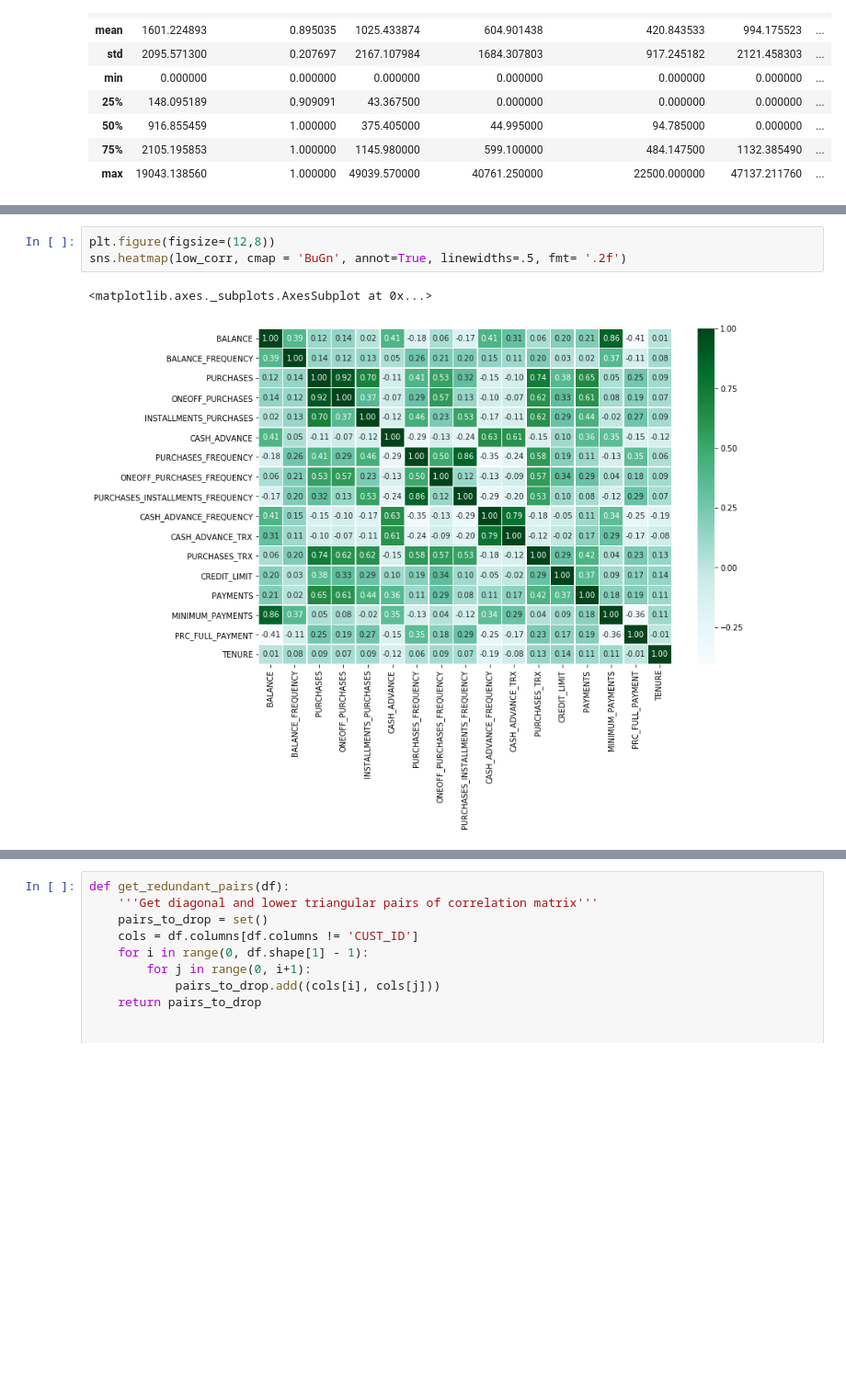
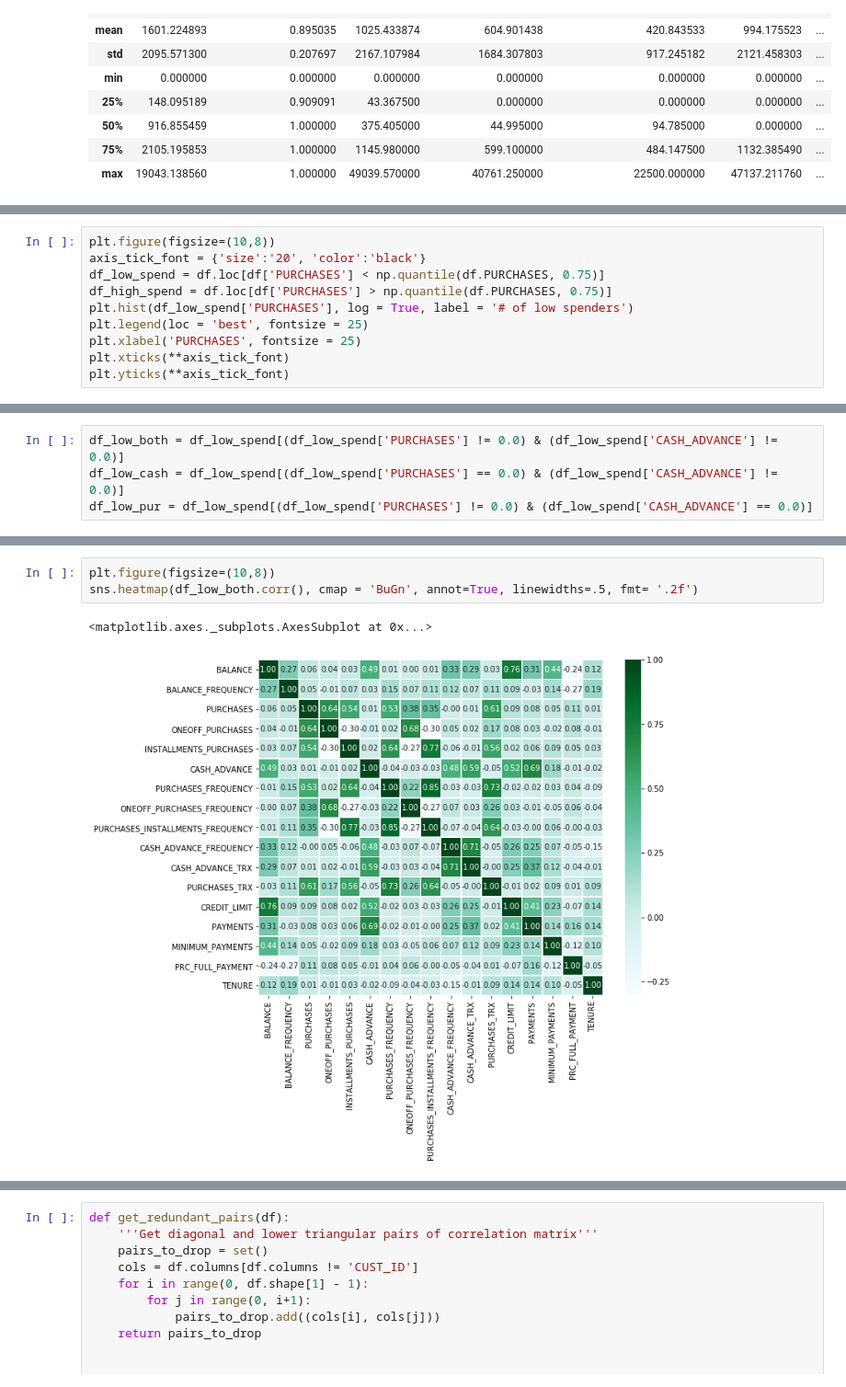
Before and after one commit to mnathvt/insight_data_challenge, a Jupyter notebook: dc2/cc_analysis.ipynb, the cells around one changed output, grey strips where cells are left out. Shown at 92% size. Saved outputs shown, nothing was run; the diff lists cells and outputs as text; blank space fills up the shorter version.

```diff
--- a/dc2/cc_analysis.ipynb
+++ b/dc2/cc_analysis.ipynb
@@ -240,0 +272,10 @@ high_corr = df_high.corr()
+# %%
+plt.figure(figsize=(10,8))
+axis_tick_font = {'size':'20', 'color':'black'}
+df_low_spend = df.loc[df['PURCHASES'] < np.quantile(df.PURCHASES, 0.75)]
+df_high_spend = df.loc[df['PURCHASES'] > np.quantile(df.PURCHASES, 0.75)]
+plt.hist(df_low_spend['PURCHASES'], log = True, label = '# of low spenders')
+plt.legend(loc = 'best', fontsize = 25)
+plt.xlabel('PURCHASES', fontsize = 25)
+plt.xticks(**axis_tick_font)
+plt.yticks(**axis_tick_font)
@@ -240,0 +342,4 @@ high_corr = df_high.corr()
+# %%
+df_low_both = df_low_spend[(df_low_spend['PURCHASES'] != 0.0) & (df_low_spend['CASH_ADVANCE'] != 0.0)]
+df_low_cash = df_low_spend[(df_low_spend['PURCHASES'] == 0.0) & (df_low_spend['CASH_ADVANCE'] != 0.0)]
+df_low_pur = df_low_spend[(df_low_spend['PURCHASES'] != 0.0) & (df_low_spend['CASH_ADVANCE'] == 0.0)]
@@ -241,6 +401,6 @@ high_corr = df_high.corr()
 # %%
-plt.figure(figsize=(12,8))
-sns.heatmap(low_corr, cmap = 'BuGn', annot=True, linewidths=.5, fmt= '.2f')
+plt.figure(figsize=(10,8))
+sns.heatmap(df_low_both.corr(), cmap = 'BuGn', annot=True, linewidths=.5, fmt= '.2f')
 # %% [output]
 <matplotlib.axes._subplots.AxesSubplot at 0x...>
-[figure, old version]
+[figure, new version]
```
Also changed, not shown: parts of 50 cells of this notebook.
